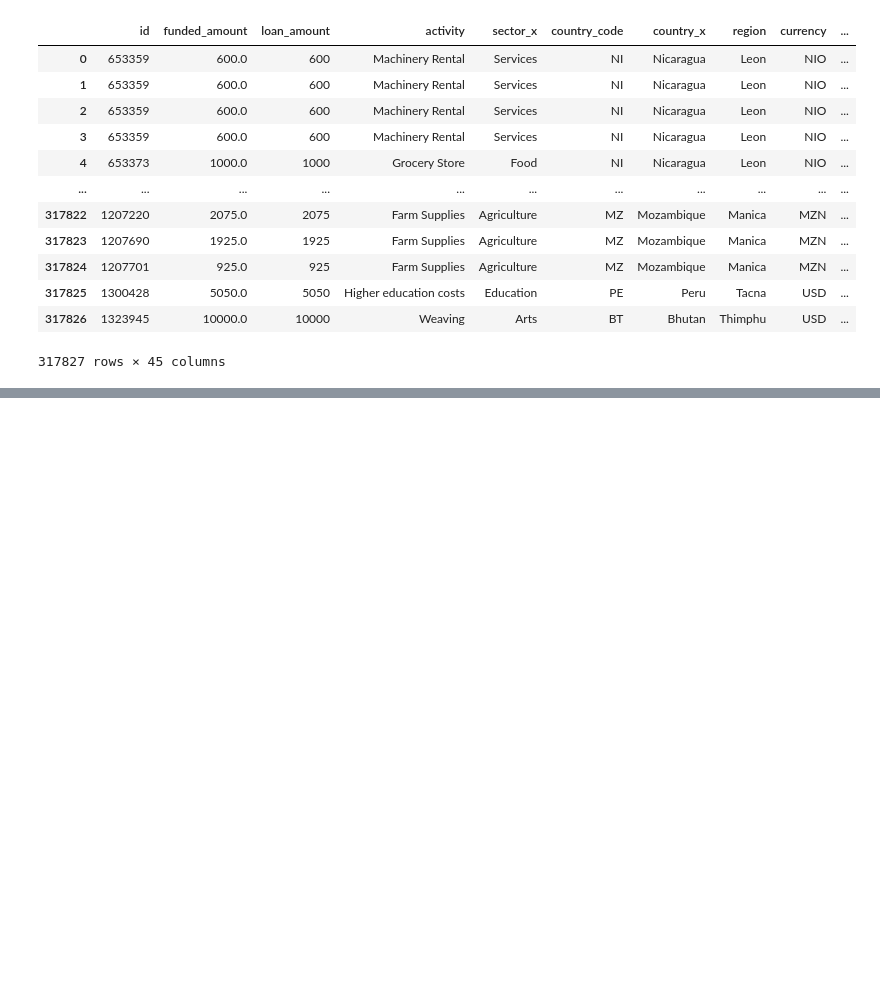
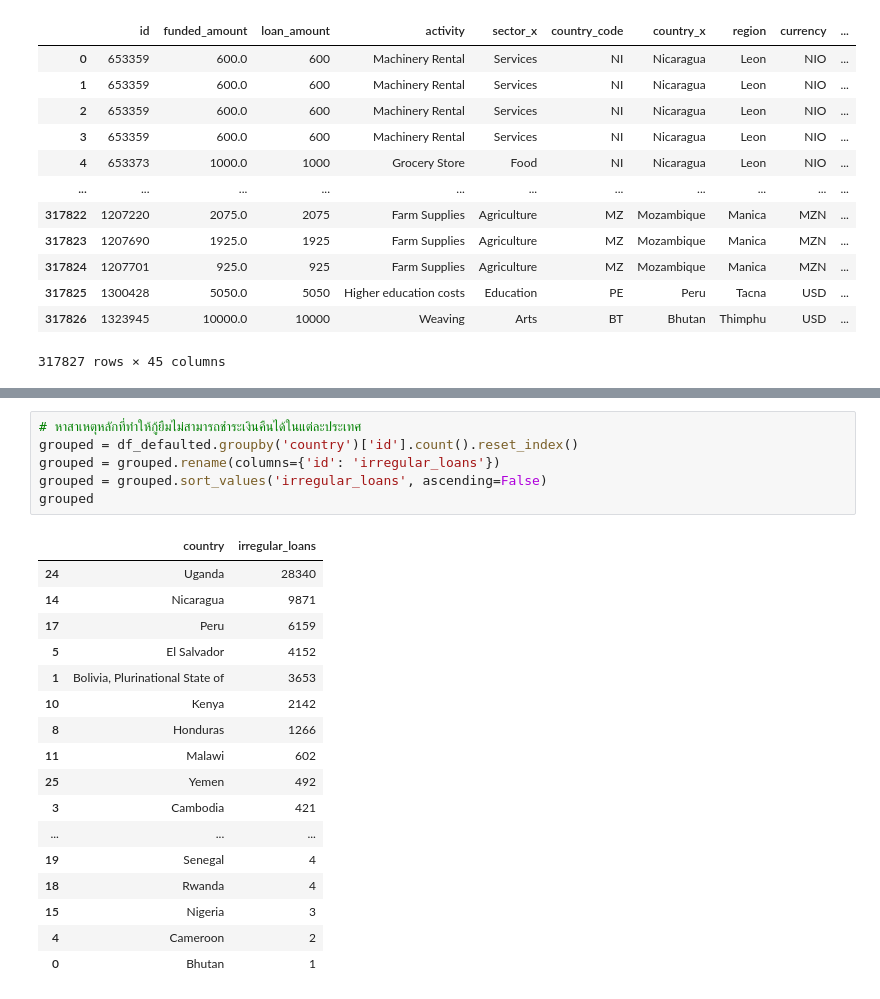
Before and after one commit to kornavit/project-data-sci-kavi, a Jupyter notebook: projectDataSci.ipynb, the cells around one changed output, grey strips where cells are left out. Saved outputs shown, nothing was run; the diff lists cells and outputs as text; blank space fills up the shorter version.

```diff
--- a/projectDataSci.ipynb
+++ b/projectDataSci.ipynb
@@ -265,0 +285,24 @@ df_merged
+# %%
+# หาสาเหตุหลักที่ทำให้กู้ยืมไม่สามารถชำระเงินคืนได้ในแต่ละประเทศ
+grouped = df_defaulted.groupby('country')['id'].count().reset_index()
+grouped = grouped.rename(columns={'id': 'irregular_loans'})
+grouped = grouped.sort_values('irregular_loans', ascending=False)
+grouped
+# %% [output]
+|  | country | irregular_loans |
+| 24 | Uganda | 28340 |
+| 14 | Nicaragua | 9871 |
+| 17 | Peru | 6159 |
+| 5 | El Salvador | 4152 |
+| 1 | Bolivia, Plurinational State of | 3653 |
+| 10 | Kenya | 2142 |
+| 8 | Honduras | 1266 |
+| 11 | Malawi | 602 |
+| 25 | Yemen | 492 |
+| 3 | Cambodia | 421 |
+| ... | ... | ... |
+| 19 | Senegal | 4 |
+| 18 | Rwanda | 4 |
+| 15 | Nigeria | 3 |
+| 4 | Cameroon | 2 |
+| 0 | Bhutan | 1 |
```
Also changed, not shown: parts of 3 cells of this notebook.
